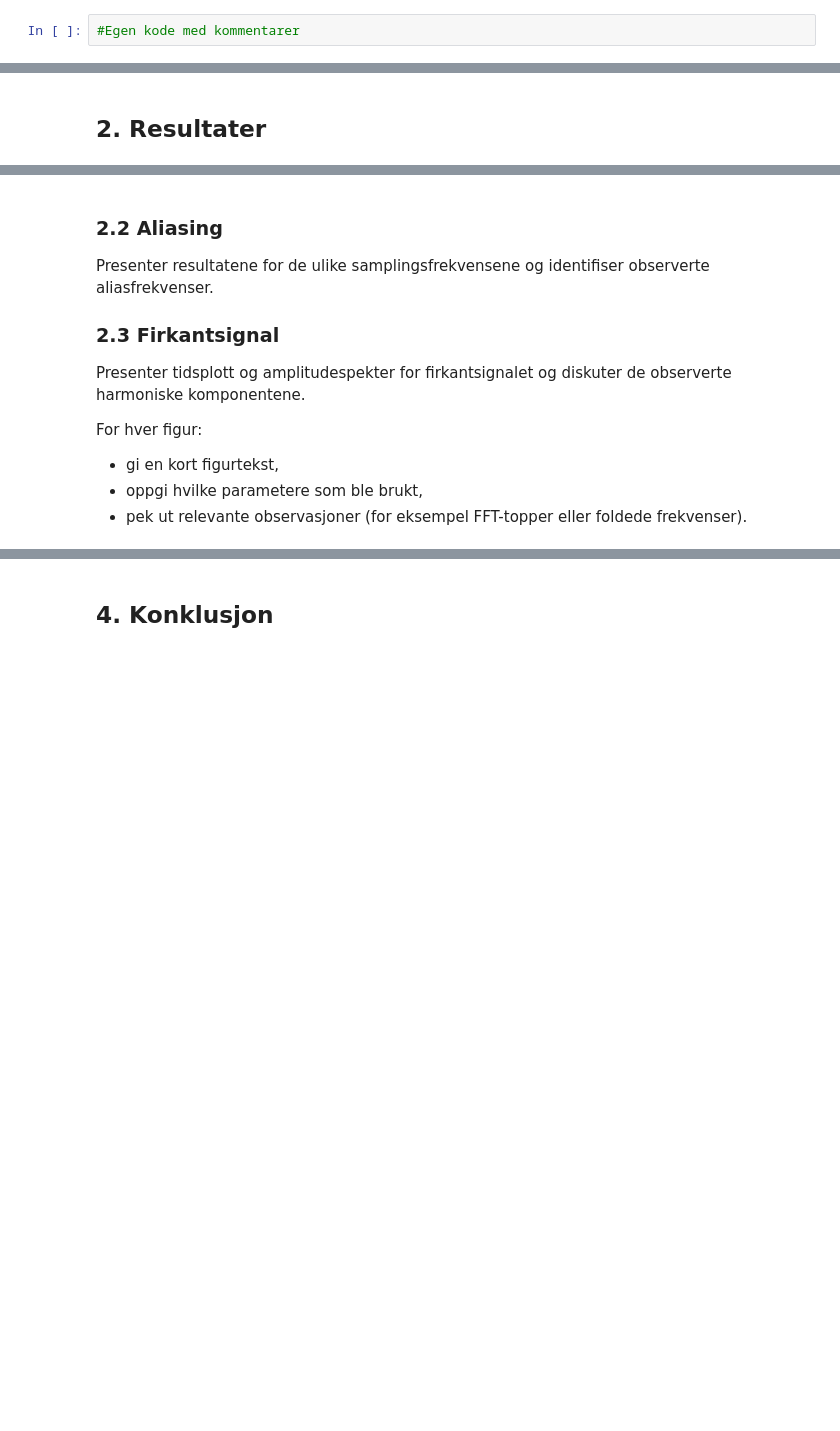
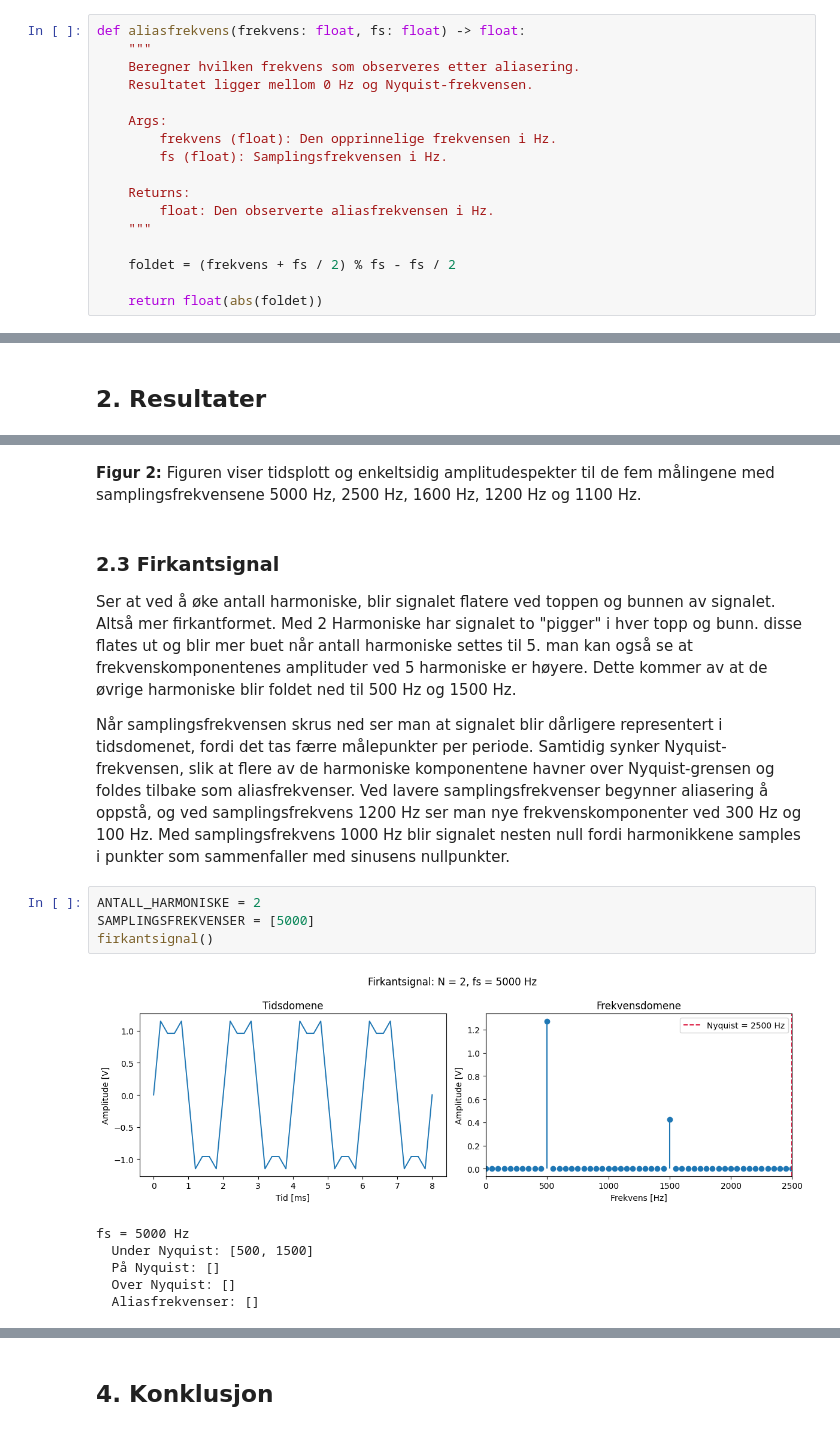
Before and after one commit to crabj-beep/signal, a Jupyter notebook: lab1_rapport.ipynb, the cells around one changed output, grey strips where cells are left out. Drawn from its saved outputs; the diff is of its cells as text; blank space fills up the shorter version.

```diff
--- a/lab1_rapport.ipynb
+++ b/lab1_rapport.ipynb
@@ -86,2 +197,17 @@ def amplitude_spectrum(signal, fs):
 # %%
-#Egen kode med kommentarer
+def aliasfrekvens(frekvens: float, fs: float) -> float:
+    """
+    Beregner hvilken frekvens som observeres etter aliasering.
+    Resultatet ligger mellom 0 Hz og Nyquist-frekvensen.
+
+    Args:
+        frekvens (float): Den opprinnelige frekvensen i Hz.
+        fs (float): Samplingsfrekvensen i Hz.
+
+    Returns:
+        float: Den observerte aliasfrekvensen i Hz.
+    """
+
+    foldet = (frekvens + fs / 2) % fs - fs / 2
+
+    return float(abs(foldet))
@@ -120,18 +373,22 @@ Forklar kort hva figuren viser og hvilke parametere som er brukt.
+# %% [markdown]
+**Figur 2:**
+Figuren viser tidsplott og enkeltsidig amplitudespekter til de fem målingene med samplingsfrekvensene 5000 Hz, 2500 Hz, 1600 Hz, 1200 Hz og 1100 Hz.
 # %% [markdown]
 
-### 2.2 Aliasing
-
-Presenter resultatene for de ulike samplingsfrekvensene og identifiser
-observerte aliasfrekvenser.
 
 ### 2.3 Firkantsignal
 
-Presenter tidsplott og amplitudespekter for firkantsignalet og diskuter
-de observerte harmoniske komponentene.
+Ser at ved å øke antall harmoniske, blir signalet flatere ved toppen og bunnen av signalet. Altså mer firkantformet. Med 2 Harmoniske har signalet to "pigger" i hver topp og bunn. disse flates ut og blir mer buet når antall harmoniske settes til 5. man kan også se at frekvenskomponentenes amplituder ved 5 harmoniske er høyere. Dette kommer av at de øvrige harmoniske blir foldet ned til 500 Hz og 1500 Hz.
 
-
-For hver figur:
-- gi en kort figurtekst,
-- oppgi hvilke parametere som ble brukt,
-- pek ut relevante observasjoner (for eksempel FFT-topper eller
-  foldede frekvenser).
+Når samplingsfrekvensen skrus ned ser man at signalet blir dårligere representert i tidsdomenet, fordi det tas færre målepunkter per periode. Samtidig synker Nyquist-frekvensen, slik at flere av de harmoniske komponentene havner over Nyquist-grensen og foldes tilbake som aliasfrekvenser. Ved lavere samplingsfrekvenser begynner aliasering å oppstå, og ved samplingsfrekvens 1200 Hz ser man nye frekvenskomponenter ved 300 Hz og 100 Hz. Med samplingsfrekvens 1000 Hz blir signalet nesten null fordi harmonikkene samples i punkter som sammenfaller med sinusens nullpunkter.
+# %%
+ANTALL_HARMONISKE = 2
+SAMPLINGSFREKVENSER = [5000]
+firkantsignal()
+# %% [output]
+[figure, added]
+fs = 5000 Hz
+  Under Nyquist: [500, 1500]
+  På Nyquist: []
+  Over Nyquist: []
+  Aliasfrekvenser: []
```
Also changed, not shown: parts of 25 cells of this notebook, 7 other files.
